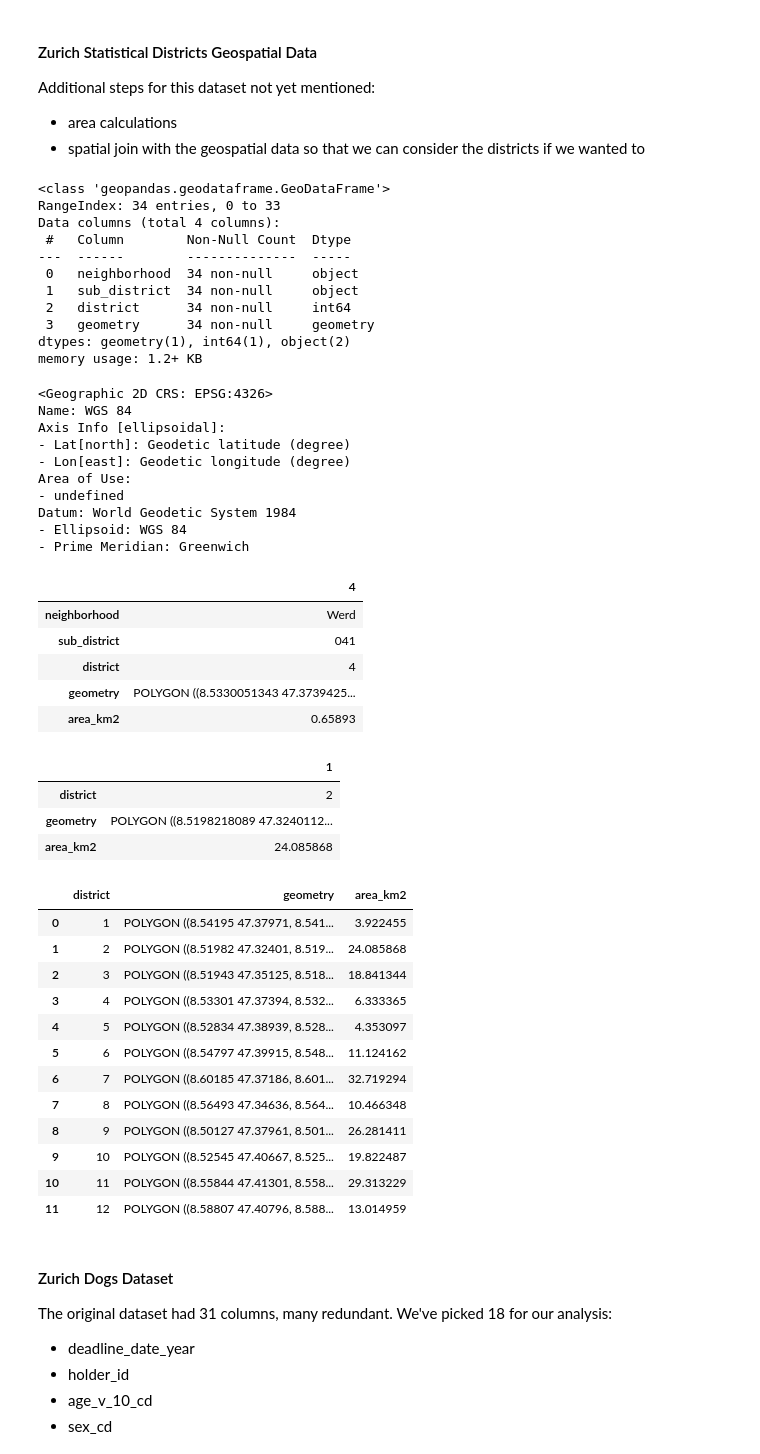
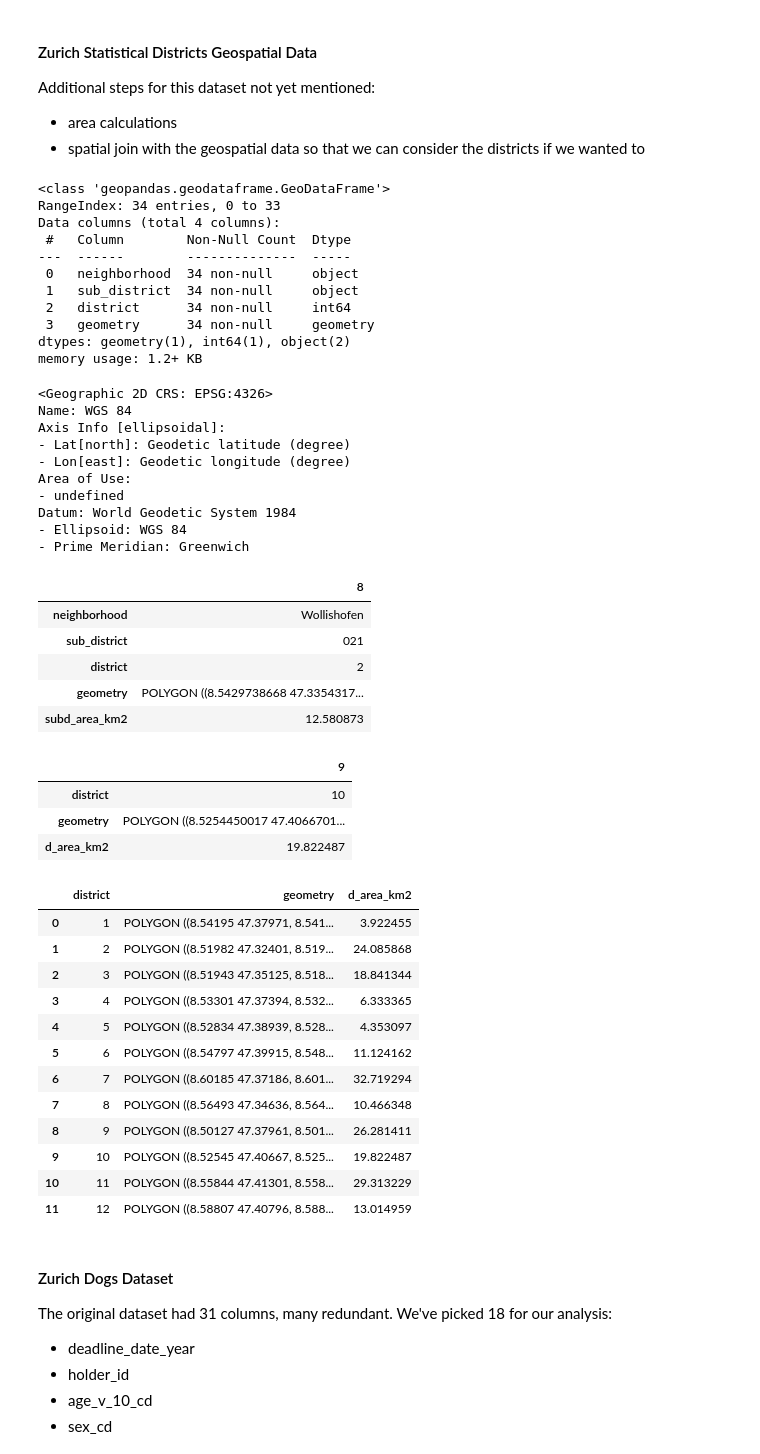
Before and after one commit to jonnross88/WhoLetThePuppiesIn, a Jupyter notebook: notebooks/02_data_wrangling.ipynb, the cells around one changed output. Drawn from its saved outputs; the diff is of its cells as text; code cells hidden in the pictures.

```diff
--- a/notebooks/02_data_wrangling.ipynb
+++ b/notebooks/02_data_wrangling.ipynb
@@ -513,7 +513,7 @@ neighborhood_gdf.sample().T
 zurich_calc_gdf = z_gdf["z_gdf_2"]
 
 # Calculate area in square meters and add as a new column
-zurich_calc_gdf["area_km2"] = zurich_calc_gdf.to_crs(
+zurich_calc_gdf["subd_area_km2"] = zurich_calc_gdf.to_crs(
     ccrs.GOOGLE_MERCATOR).area / 1e6
 
 # Rename the column for consistency with the main geodataframe
@@ -521,7 +521,7 @@ zurich_calc_gdf = zurich_calc_gdf.rename(columns={"qname": "neighborhood"})
 
 # Merge calculated features with the main geodataframe (neighborhood_gdf)
 area_gdf = neighborhood_gdf.merge(
-    zurich_calc_gdf[["neighborhood", "area_km2"]], on="neighborhood"
+    zurich_calc_gdf[["neighborhood", "subd_area_km2"]], on="neighborhood"
 )
 
 # Display a snapshot of the merged geodataframe
@@ -533,45 +533,45 @@ districts_gdf = (
     .dissolve(by="district")
     .reset_index()
 )
 districts_gdf = districts_gdf.dissolve(by="district").reset_index()
-districts_gdf["area_km2"] = districts_gdf.to_crs(
+districts_gdf["d_area_km2"] = districts_gdf.to_crs(
     ccrs.GOOGLE_MERCATOR).area / 1e6
 
 display(districts_gdf.sample().T)
 districts_gdf
 # %% [output]
 <class 'geopandas.geodataframe.GeoDataFrame'>
 RangeIndex: 34 entries, 0 to 33
 Data columns (total 4 columns):
  #   Column        Non-Null Count  Dtype
 ---  ------        --------------  -----
  0   neighborhood  34 non-null     object
  1   sub_district  34 non-null     object
  2   district      34 non-null     int64
  3   geometry      34 non-null     geometry
 dtypes: geometry(1), int64(1), object(2)
 memory usage: 1.2+ KB
 <Geographic 2D CRS: EPSG:4326>
 Name: WGS 84
 Axis Info [ellipsoidal]:
 - Lat[north]: Geodetic latitude (degree)
 - Lon[east]: Geodetic longitude (degree)
 Area of Use:
 - undefined
 Datum: World Geodetic System 1984
 - Ellipsoid: WGS 84
 - Prime Meridian: Greenwich
-|  | 4 |
-| neighborhood | Werd |
-| sub_district | 041 |
-| district | 4 |
-| geometry | POLYGON ((8.5330051343 47.3739425... |
-| area_km2 | 0.65893 |
+|  | 8 |
+| neighborhood | Wollishofen |
+| sub_district | 021 |
+| district | 2 |
+| geometry | POLYGON ((8.5429738668 47.3354317... |
+| subd_area_km2 | 12.580873 |
-|  | 1 |
-| district | 2 |
-| geometry | POLYGON ((8.5198218089 47.3240112... |
-| area_km2 | 24.085868 |
+|  | 9 |
+| district | 10 |
+| geometry | POLYGON ((8.5254450017 47.4066701... |
+| d_area_km2 | 19.822487 |
-|  | district | geometry | area_km2 |
+|  | district | geometry | d_area_km2 |
 | 0 | 1 | POLYGON ((8.54195 47.37971, 8.541... | 3.922455 |
 | 1 | 2 | POLYGON ((8.51982 47.32401, 8.519... | 24.085868 |
 | 2 | 3 | POLYGON ((8.51943 47.35125, 8.518... | 18.841344 |
```
Also changed, not shown: parts of 55 cells of this notebook, 2 other files.
